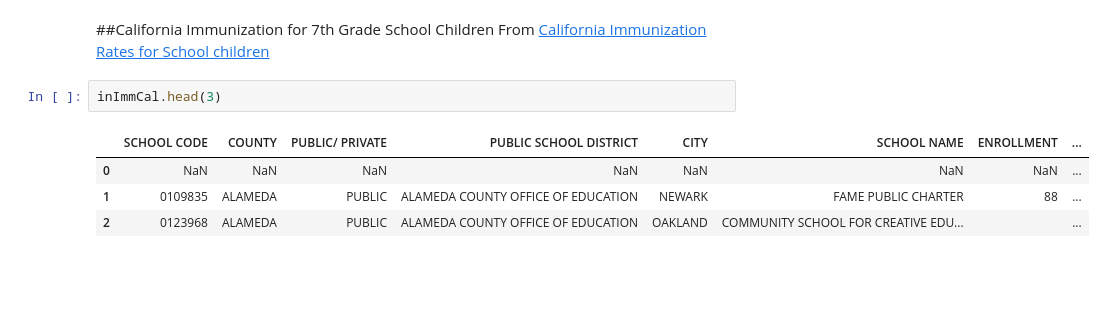
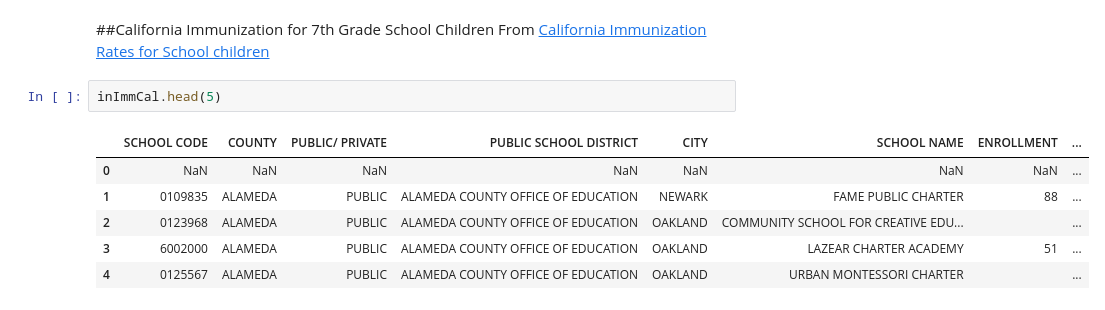
Before and after one commit to stat4701-edav-d3/d3-presentation, a Jupyter notebook: 01-read-in-source-data-for-all-sources.ipynb, the cells around one changed output. Drawn from its saved outputs; the diff is of its cells as text; blank space fills up the shorter version.

```diff
--- a/01-read-in-source-data-for-all-sources.ipynb
+++ b/01-read-in-source-data-for-all-sources.ipynb
@@ -42,9 +46,11 @@ dfFluGoo.head(3)
 ##California Immunization for 7th Grade School Children
 From [California Immunization Rates for School children](http://www.cdph.ca.gov/programs/immunize/pages/immunizationlevels.aspx)
 # %%
-inImmCal.head(3)
+inImmCal.head(5)
 # %% [output]
 |  | SCHOOL CODE | COUNTY | PUBLIC/ PRIVATE | PUBLIC SCHOOL DISTRICT | CITY | SCHOOL NAME | ENROLLMENT | ... |
 | 0 | NaN | NaN | NaN | NaN | NaN | NaN | NaN | ... |
 | 1 | 0109835 | ALAMEDA | PUBLIC | ALAMEDA COUNTY OFFICE OF EDUCATION | NEWARK | FAME PUBLIC CHARTER | 88 | ... |
 | 2 | 0123968 | ALAMEDA | PUBLIC | ALAMEDA COUNTY OFFICE OF EDUCATION | OAKLAND | COMMUNITY SCHOOL FOR CREATIVE EDU... |  | ... |
+| 3 | 6002000 | ALAMEDA | PUBLIC | ALAMEDA COUNTY OFFICE OF EDUCATION | OAKLAND | LAZEAR CHARTER ACADEMY | 51 | ... |
+| 4 | 0125567 | ALAMEDA | PUBLIC | ALAMEDA COUNTY OFFICE OF EDUCATION | OAKLAND | URBAN MONTESSORI CHARTER |  | ... |
```
Also changed, not shown: parts of 2 cells of this notebook, 1 other file.
